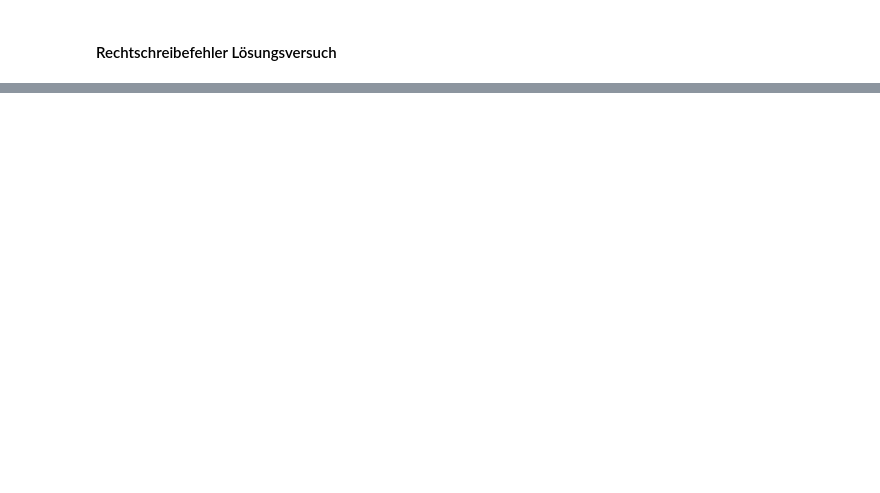
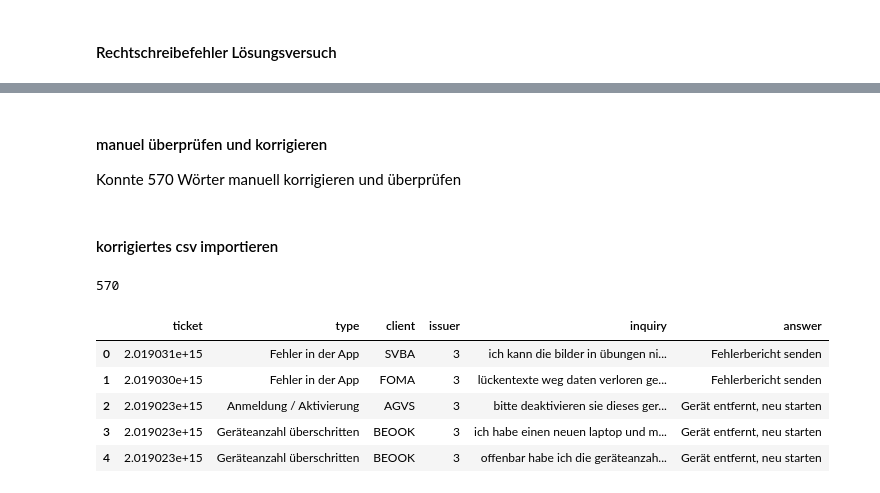
Before and after one commit to bda-19fs/bda-chatbot, a Jupyter notebook: 03_implementation/03_correct_grammar_ionesoft/correct_ionesoft_grammar.ipynb, the cells around one changed output, grey strips where cells are left out. Saved outputs shown, nothing was run; the diff lists cells and outputs as text; code cells hidden in the pictures; blank space fills up the shorter version.

```diff
--- a/03_implementation/03_correct_grammar_ionesoft/correct_ionesoft_grammar.ipynb
+++ b/03_implementation/03_correct_grammar_ionesoft/correct_ionesoft_grammar.ipynb
@@ -57,3 +47,31 @@ import csv
 with open('ionesoft_grammar_corrected.csv', 'w') as f:
     for key in error_correct_dict.keys():
         f.write("%s,%s\n"%(key, error_correct_dict[key]))
+# %% [markdown]
+#### manuel überprüfen und korrigieren
+Konnte 570 Wörter manuell korrigieren und überprüfen
+# %% [markdown]
+#### korrigiertes csv importieren
+# %%
+import csv
+
+with open('ionesoft_grammar_manual_correction.csv', mode='r', ) as f:
+    corrected_dict = dict(filter(None, csv.reader(f, delimiter=';')))
+
+len(corrected_dict) - 1
+# %% [output]
+570
+# %%
+import pandas as pd
+
+filename = './ionesoft_tickets.csv'
+
+tickets = pd.read_csv(filename, sep=',', encoding='ansi')
+tickets.head()
+# %% [output]
+|  | ticket | type | client | issuer | inquiry | answer |
+| 0 | 2.019031e+15 | Fehler in der App | SVBA | 3 | ich kann die bilder in übungen ni... | Fehlerbericht senden |
+| 1 | 2.019030e+15 | Fehler in der App | FOMA | 3 | lückentexte weg daten verloren ge... | Fehlerbericht senden |
+| 2 | 2.019023e+15 | Anmeldung / Aktivierung | AGVS | 3 | bitte deaktivieren sie dieses ger... | Gerät entfernt, neu starten |
+| 3 | 2.019023e+15 | Geräteanzahl überschritten | BEOOK | 3 | ich habe einen neuen laptop und m... | Gerät entfernt, neu starten |
+| 4 | 2.019023e+15 | Geräteanzahl überschritten | BEOOK | 3 | offenbar habe ich die geräteanzah... | Gerät entfernt, neu starten |
```
Also changed, not shown: parts of 6 cells of this notebook, 2 other files.
